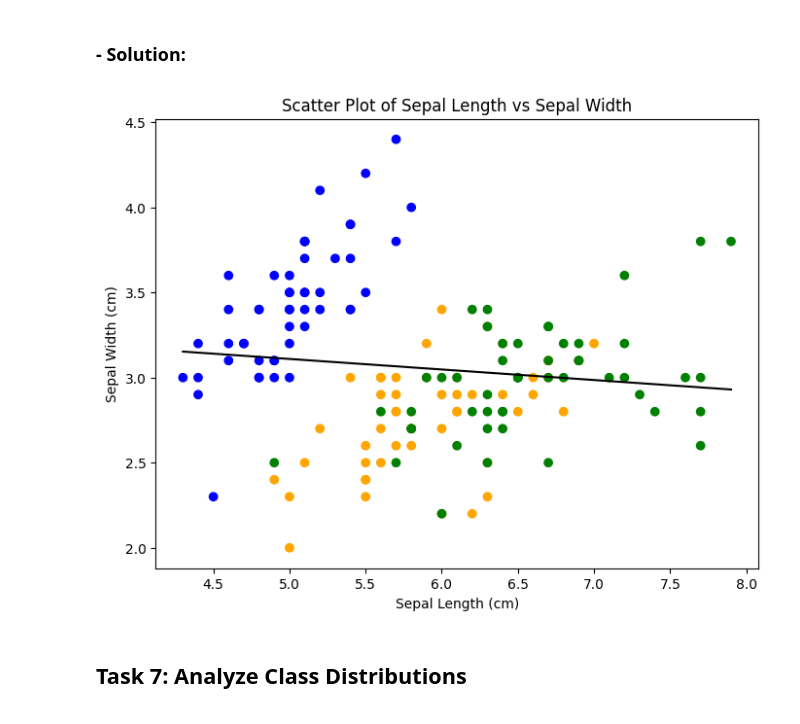
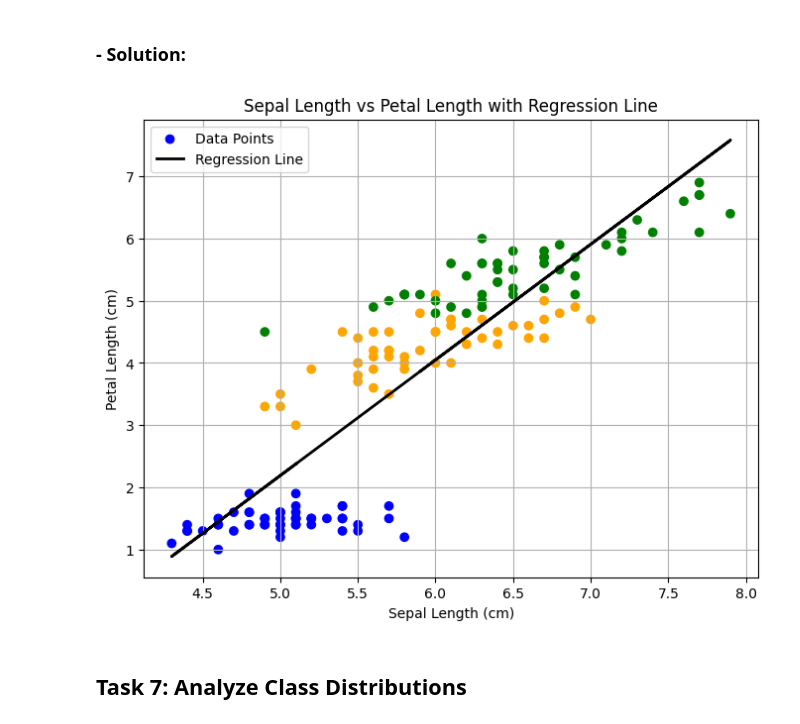
Before and after one commit to elainecazetta/principles_of_data_analytics, a Jupyter notebook: tasks.ipynb, the cells around one changed output. Cells and saved outputs as stored; diff of their text form; code cells hidden in the pictures.

```diff
--- a/tasks.ipynb
+++ b/tasks.ipynb
@@ -257,25 +263,31 @@ Use numpy.polyfit to add a regression line to the scatter plot from Task 5.
 # %%
 # Define colors for each species
 colors = np.array(["blue", "orange", "green"])
 
+# Features to plot
+x = df["sepal length (cm)"]
+y = df["petal length (cm)"]
+
 # Scatter plot
 plt.figure(figsize=(8, 6))
-plt.scatter(df["sepal length (cm)"], df["sepal width (cm)"], c=colors[df["species"]])
+plt.scatter(x, y, c=colors[df["species"]], label="Data Points")
 
-# Fit a regression line
-slope, intercept = np.polyfit(df["sepal length (cm)"], df["sepal width (cm)"], 1)
-x_values = np.linspace(df["sepal length (cm)"].min(), df["sepal length (cm)"].max(), 100)
-y_values = slope * x_values + intercept
-plt.plot(x_values, y_values, color="black", linestyle="-", label="Regression Line")
+# Regression line
+coeffs = np.polyfit(x, y, 1)  # 1 = linear fit
+regression_line = np.poly1d(coeffs)
+plt.plot(x, regression_line(x), color="black", linewidth=2, label="Regression Line")
 
-# Labels
+# Labels and title
 plt.xlabel("Sepal Length (cm)")
-plt.ylabel("Sepal Width (cm)")
-plt.title("Scatter Plot of Sepal Length vs Sepal Width")
+plt.ylabel("Petal Length (cm)")
+plt.title("Sepal Length vs Petal Length with Regression Line")
+plt.grid()
+plt.legend()  # Add legend to show regression line
 
+# Show the plot
 plt.show()
 # %% [output]
-[figure, old version]
+[figure, new version]
 # %% [markdown]
 ## Task 7: Analyze Class Distributions
 # %% [markdown]
```
Also changed, not shown: parts of 2 cells of this notebook.
